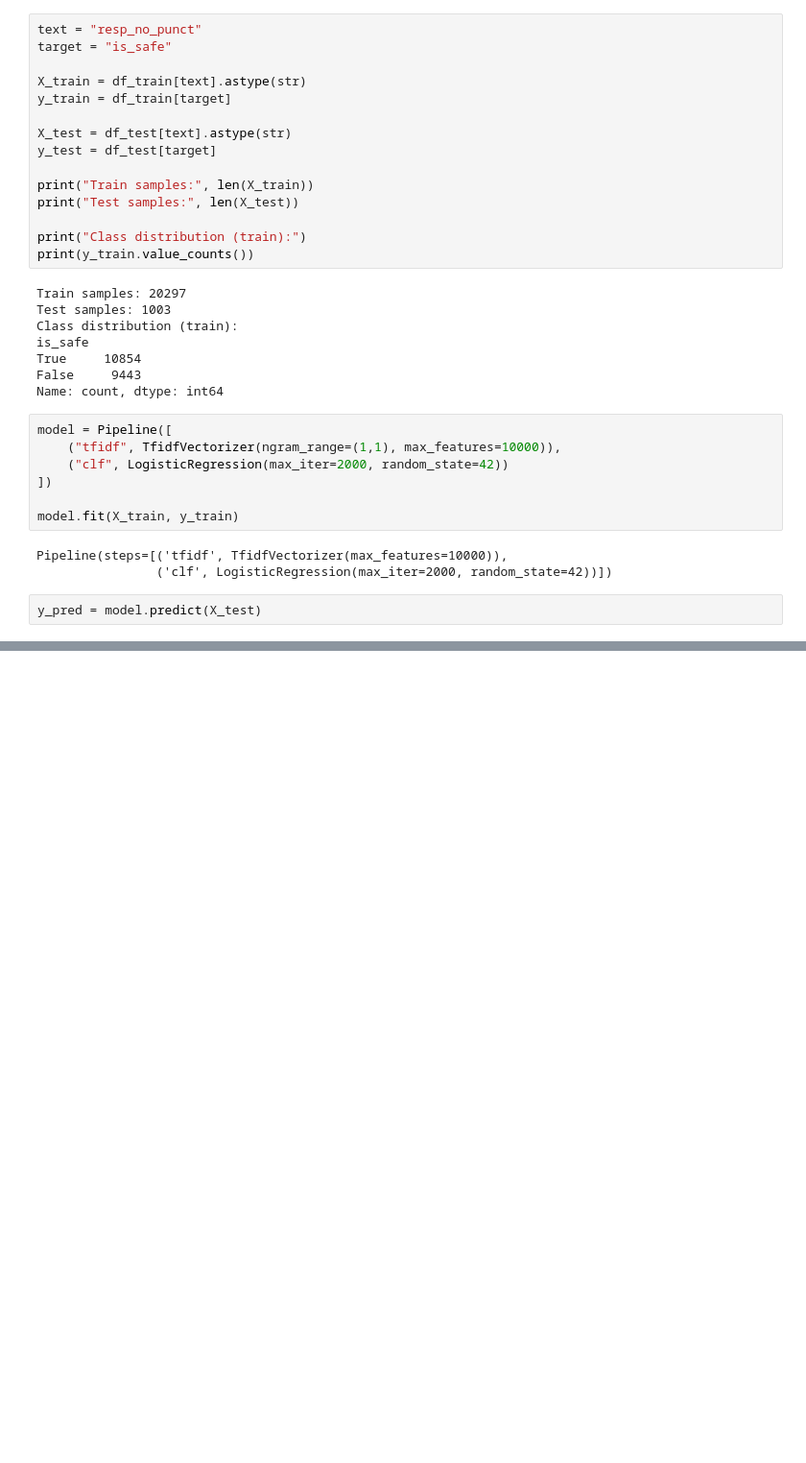
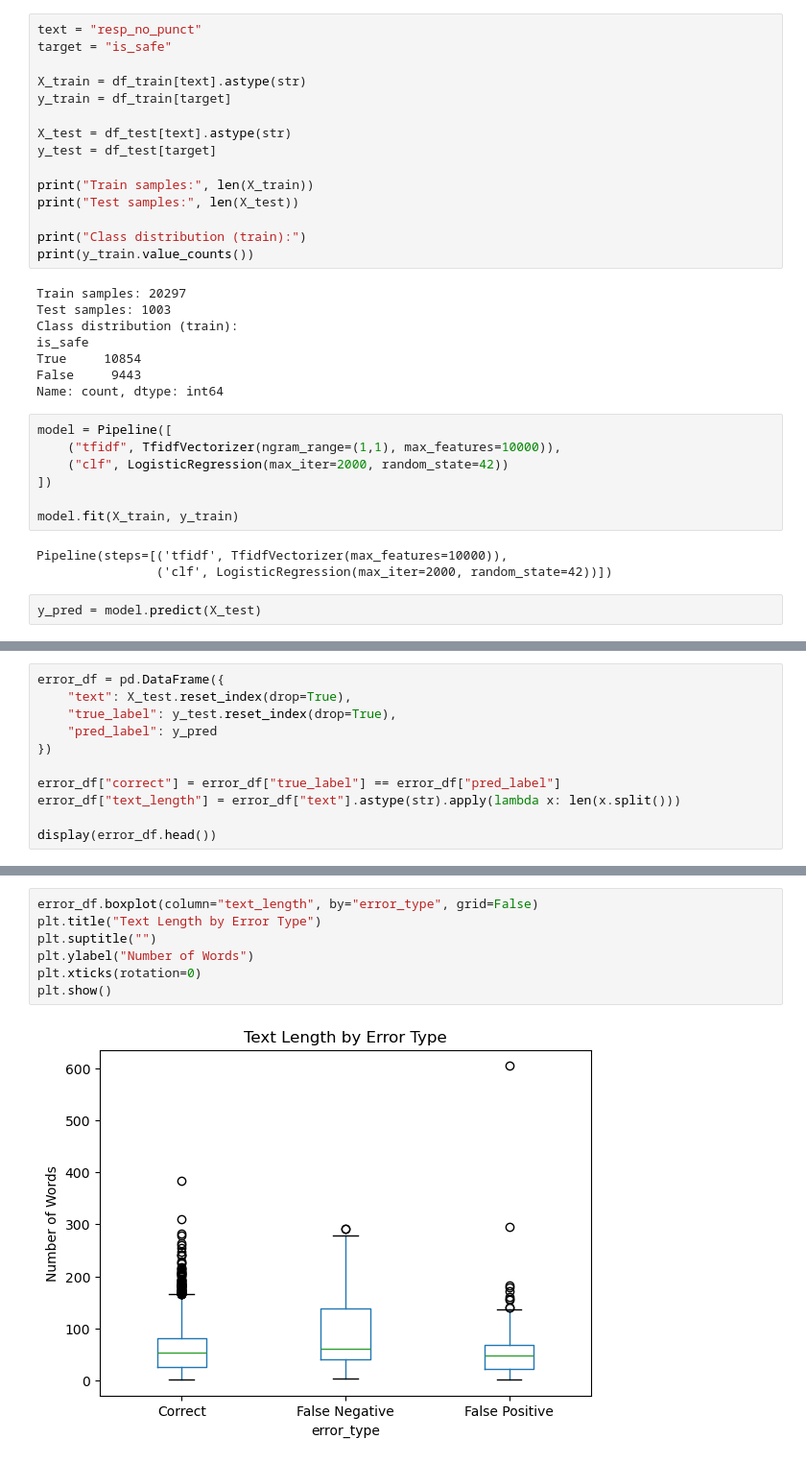
Before and after one commit to carolinapires03/NLP-project1, a Jupyter notebook: notebooks/07.ErrorAnalysis.ipynb, the cells around one changed output, grey strips where cells are left out. Shown at 96% size. Saved outputs shown, nothing was run; the diff lists cells and outputs as text; blank space fills up the shorter version.

Commit message:
update error analysis

```diff
--- a/notebooks/07.ErrorAnalysis.ipynb
+++ b/notebooks/07.ErrorAnalysis.ipynb
@@ -144,0 +80,11 @@ display(errors.sample(min(10, len(errors)), random_state=42))
+# %%
+error_df = pd.DataFrame({
+    "text": X_test.reset_index(drop=True),
+    "true_label": y_test.reset_index(drop=True),
+    "pred_label": y_pred
+})
+
+error_df["correct"] = error_df["true_label"] == error_df["pred_label"]
+error_df["text_length"] = error_df["text"].astype(str).apply(lambda x: len(x.split()))
+
+display(error_df.head())
@@ -144,0 +138,9 @@ display(errors.sample(min(10, len(errors)), random_state=42))
+# %%
+error_df.boxplot(column="text_length", by="error_type", grid=False)
+plt.title("Text Length by Error Type")
+plt.suptitle("")
+plt.ylabel("Number of Words")
+plt.xticks(rotation=0)
+plt.show()
+# %% [output]
+[figure, added]
```
Also changed, not shown: parts of 25 cells of this notebook.
